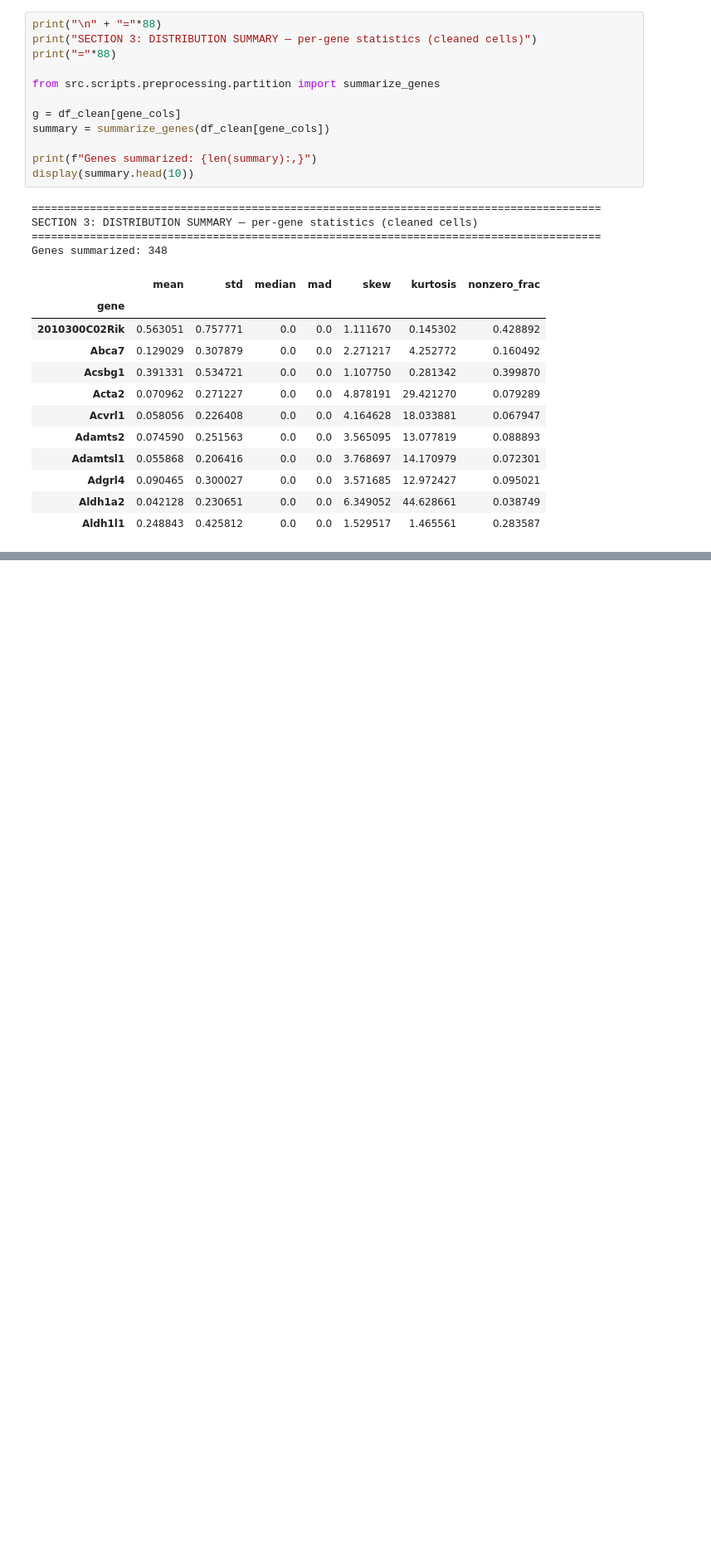
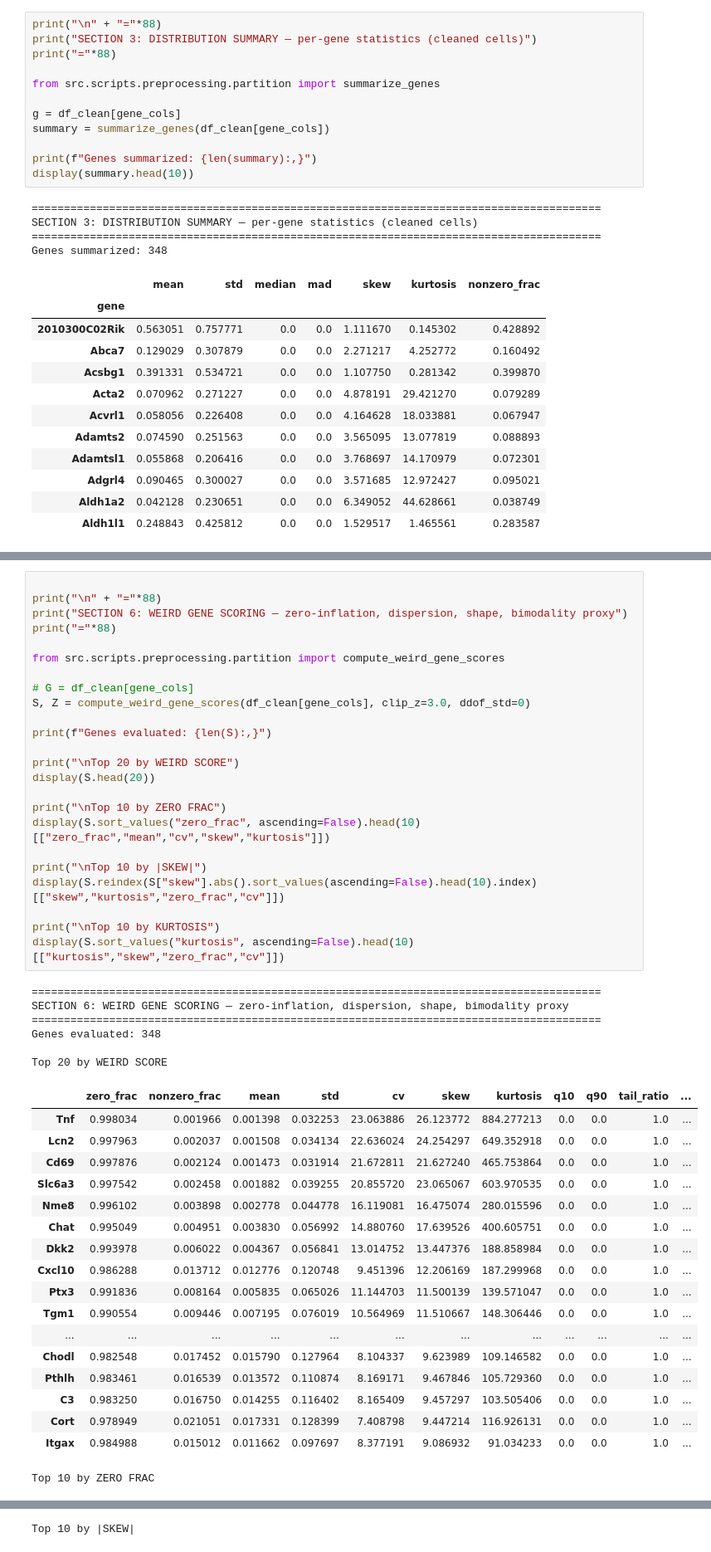
Before and after one commit to epfl-ada/ada-2025-project-adastraperaspera, a Jupyter notebook: results.ipynb, the cells around one changed output, grey strips where cells are left out. Shown at 83% size. Saved outputs shown, nothing was run; the diff lists cells and outputs as text; blank space fills up the shorter version.

```diff
--- a/results.ipynb
+++ b/results.ipynb
@@ -323,0 +320,49 @@ SECTION 5: DISTRIBUTIONS — histogram + KDE for selected genes (cleaned cells)
+# %%
+
+print("\n" + "="*88)
+print("SECTION 6: WEIRD GENE SCORING — zero-inflation, dispersion, shape, bimodality proxy")
+print("="*88)
+
+from src.scripts.preprocessing.partition import compute_weird_gene_scores
+
+# G = df_clean[gene_cols]
+S, Z = compute_weird_gene_scores(df_clean[gene_cols], clip_z=3.0, ddof_std=0)
+
+print(f"Genes evaluated: {len(S):,}")
+
+print("\nTop 20 by WEIRD SCORE")
+display(S.head(20))
+
+print("\nTop 10 by ZERO FRAC")
+display(S.sort_values("zero_frac", ascending=False).head(10)[["zero_frac","mean","cv","skew","kurtosis"]])
+
+print("\nTop 10 by |SKEW|")
+display(S.reindex(S["skew"].abs().sort_values(ascending=False).head(10).index)[["skew","kurtosis","zero_frac","cv"]])
+
+print("\nTop 10 by KURTOSIS")
+display(S.sort_values("kurtosis", ascending=False).head(10)[["kurtosis","skew","zero_frac","cv"]])
+# %% [output]
+========================================================================================
+SECTION 6: WEIRD GENE SCORING — zero-inflation, dispersion, shape, bimodality proxy
+========================================================================================
+Genes evaluated: 348
+
+Top 20 by WEIRD SCORE
+|  | zero_frac | nonzero_frac | mean | std | cv | skew | kurtosis | q10 | q90 | tail_ratio | ... |
+| Tnf | 0.998034 | 0.001966 | 0.001398 | 0.032253 | 23.063886 | 26.123772 | 884.277213 | 0.0 | 0.0 | 1.0 | ... |
+| Lcn2 | 0.997963 | 0.002037 | 0.001508 | 0.034134 | 22.636024 | 24.254297 | 649.352918 | 0.0 | 0.0 | 1.0 | ... |
+| Cd69 | 0.997876 | 0.002124 | 0.001473 | 0.031914 | 21.672811 | 21.627240 | 465.753864 | 0.0 | 0.0 | 1.0 | ... |
+| Slc6a3 | 0.997542 | 0.002458 | 0.001882 | 0.039255 | 20.855720 | 23.065067 | 603.970535 | 0.0 | 0.0 | 1.0 | ... |
+| Nme8 | 0.996102 | 0.003898 | 0.002778 | 0.044778 | 16.119081 | 16.475074 | 280.015596 | 0.0 | 0.0 | 1.0 | ... |
+| Chat | 0.995049 | 0.004951 | 0.003830 | 0.056992 | 14.880760 | 17.639526 | 400.605751 | 0.0 | 0.0 | 1.0 | ... |
+| Dkk2 | 0.993978 | 0.006022 | 0.004367 | 0.056841 | 13.014752 | 13.447376 | 188.858984 | 0.0 | 0.0 | 1.0 | ... |
+| Cxcl10 | 0.986288 | 0.013712 | 0.012776 | 0.120748 | 9.451396 | 12.206169 | 187.299968 | 0.0 | 0.0 | 1.0 | ... |
+| Ptx3 | 0.991836 | 0.008164 | 0.005835 | 0.065026 | 11.144703 | 11.500139 | 139.571047 | 0.0 | 0.0 | 1.0 | ... |
+| Tgm1 | 0.990554 | 0.009446 | 0.007195 | 0.076019 | 10.564969 | 11.510667 | 148.306446 | 0.0 | 0.0 | 1.0 | ... |
+| ... | ... | ... | ... | ... | ... | ... | ... | ... | ... | ... | ... |
+| Chodl | 0.982548 | 0.017452 | 0.015790 | 0.127964 | 8.104337 | 9.623989 | 109.146582 | 0.0 | 0.0 | 1.0 | ... |
+| Pthlh | 0.983461 | 0.016539 | 0.013572 | 0.110874 | 8.169171 | 9.467846 | 105.729360 | 0.0 | 0.0 | 1.0 | ... |
+| C3 | 0.983250 | 0.016750 | 0.014255 | 0.116402 | 8.165409 | 9.457297 | 103.505406 | 0.0 | 0.0 | 1.0 | ... |
+| Cort | 0.978949 | 0.021051 | 0.017331 | 0.128399 | 7.408798 | 9.447214 | 116.926131 | 0.0 | 0.0 | 1.0 | ... |
+| Itgax | 0.984988 | 0.015012 | 0.011662 | 0.097697 | 8.377191 | 9.086932 | 91.034233 | 0.0 | 0.0 | 1.0 | ... |
+Top 10 by ZERO FRAC
@@ -323,0 +380 @@ SECTION 5: DISTRIBUTIONS — histogram + KDE for selected genes (cleaned cells)
+Top 10 by |SKEW|
```
Also changed, not shown: parts of 10 cells of this notebook.
